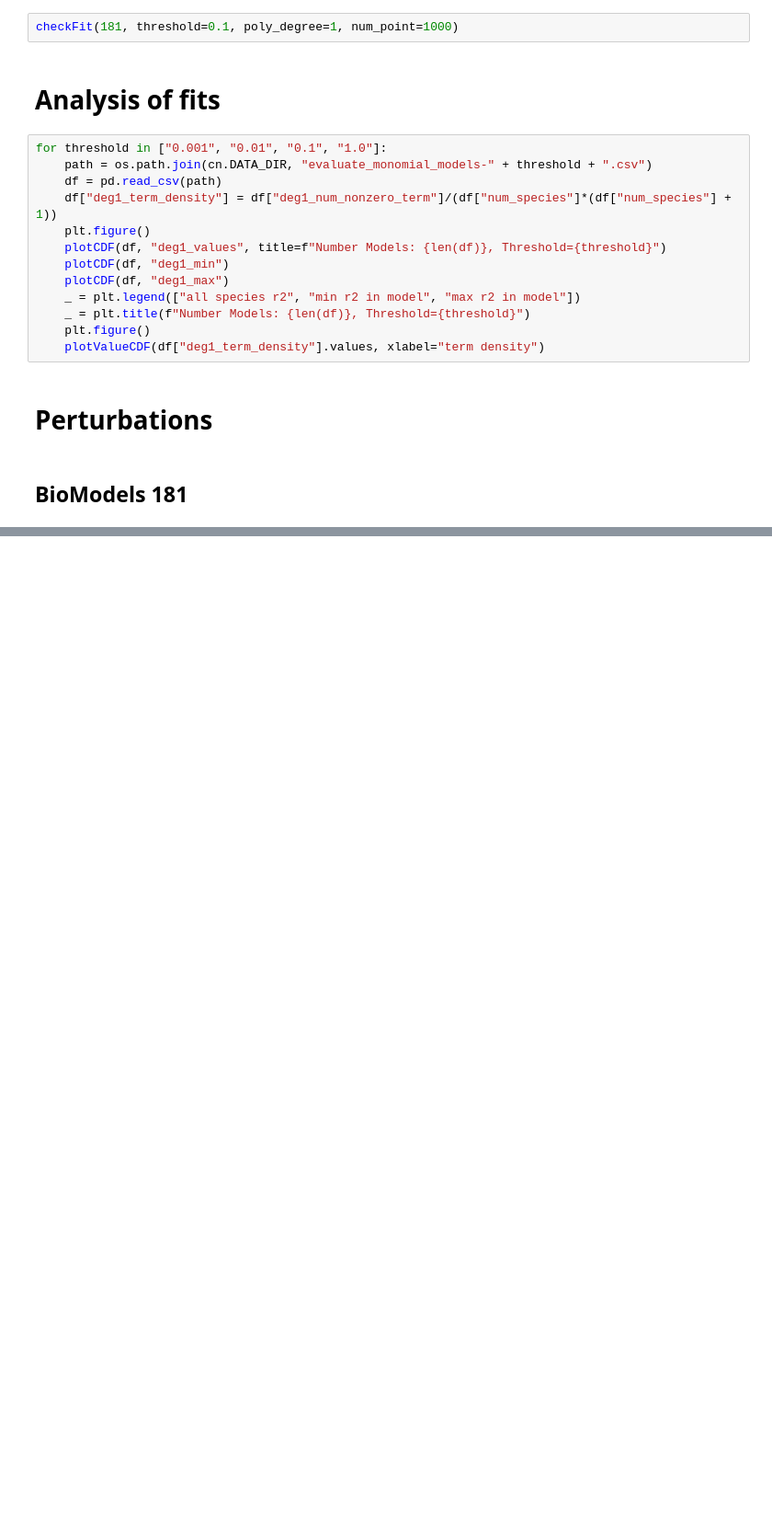
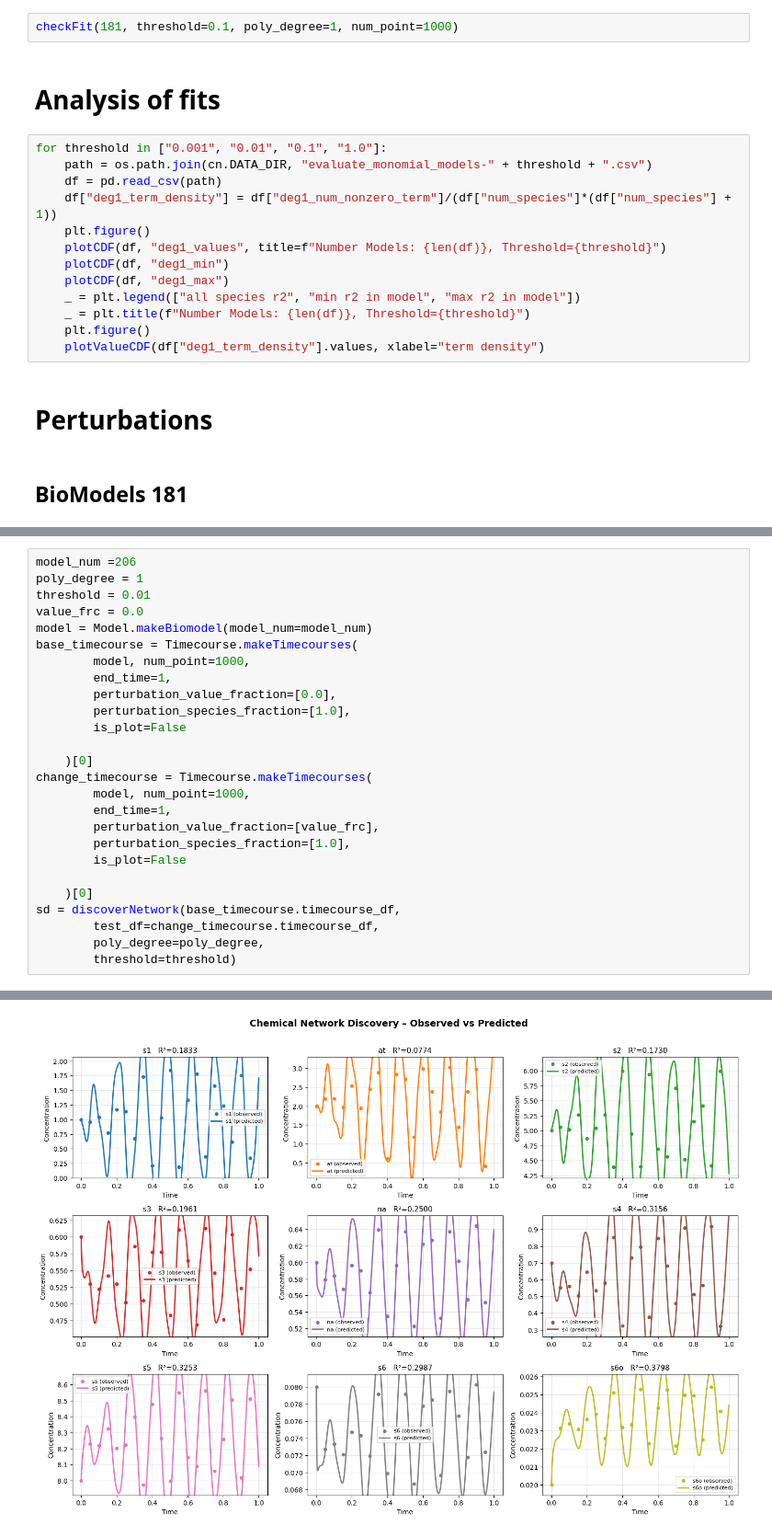
Before and after one commit to ModelEngineering/linearity_analysis, a Jupyter notebook: notebooks/linearity_analysis.ipynb, the cells around one changed output, grey strips where cells are left out. Shown at 92% size. Saved outputs shown, nothing was run; the diff lists cells and outputs as text; blank space fills up the shorter version.

Commit message:
Perturbation analysis

```diff
--- a/notebooks/linearity_analysis.ipynb
+++ b/notebooks/linearity_analysis.ipynb
@@ -115,0 +107,27 @@ timecourse_df = Timecourse.makeTimecourses(
+# %%
+model_num =206
+poly_degree = 1
+threshold = 0.01
+value_frc = 0.0
+model = Model.makeBiomodel(model_num=model_num)
+base_timecourse = Timecourse.makeTimecourses(
+        model, num_point=1000,
+        end_time=1,
+        perturbation_value_fraction=[0.0],
+        perturbation_species_fraction=[1.0],
+        is_plot=False
+
+    )[0]
+change_timecourse = Timecourse.makeTimecourses(
+        model, num_point=1000,
+        end_time=1,
+        perturbation_value_fraction=[value_frc],
+        perturbation_species_fraction=[1.0],
+        is_plot=False
+
+    )[0]
+sd = discoverNetwork(base_timecourse.timecourse_df,
+        test_df=change_timecourse.timecourse_df,
+        poly_degree=poly_degree,
+        threshold=threshold)
+# %% [output]
@@ -115,0 +151 @@ timecourse_df = Timecourse.makeTimecourses(
+[figure, added]
```
Also changed, not shown: parts of 5 cells of this notebook, 3 other files.
